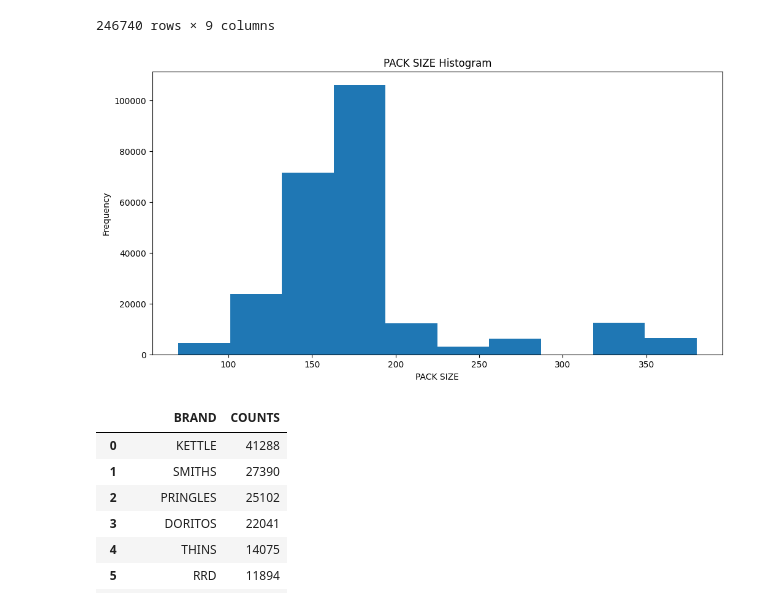
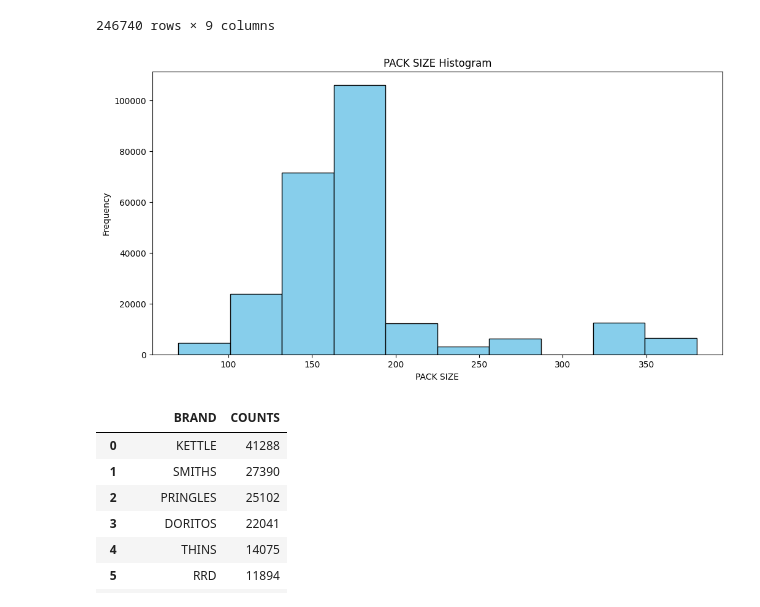
Before and after one commit to Vedant-cloud-ctrl/Quantium, a Jupyter notebook: Quantium_Task_1.ipynb, the cells around one changed output. Drawn from its saved outputs; the diff is of its cells as text; code cells hidden in the pictures.

```diff
--- a/Quantium_Task_1.ipynb
+++ b/Quantium_Task_1.ipynb
@@ -384,13 +384,13 @@ df_1
 # %%
 # Plot Histogram for PACK SIZE
 plt.figure(figsize=(12, 6))
-plt.hist(df_1["PACK_SIZE"], bins=10)
+plt.hist(df_1["PACK_SIZE"], bins=10, edgecolor="black", color="skyblue")
 plt.title("PACK SIZE Histogram")
 plt.xlabel("PACK SIZE")
 plt.ylabel("Frequency")
 plt.show()
 # %% [output]
-[figure, old version]
+[figure, new version]
 # %%
 # Create Brand of chips column
 df_1["BRAND"] = df_1["PROD_NAME"].str.extract(r"^(\w+)")[0].str.upper()
```
